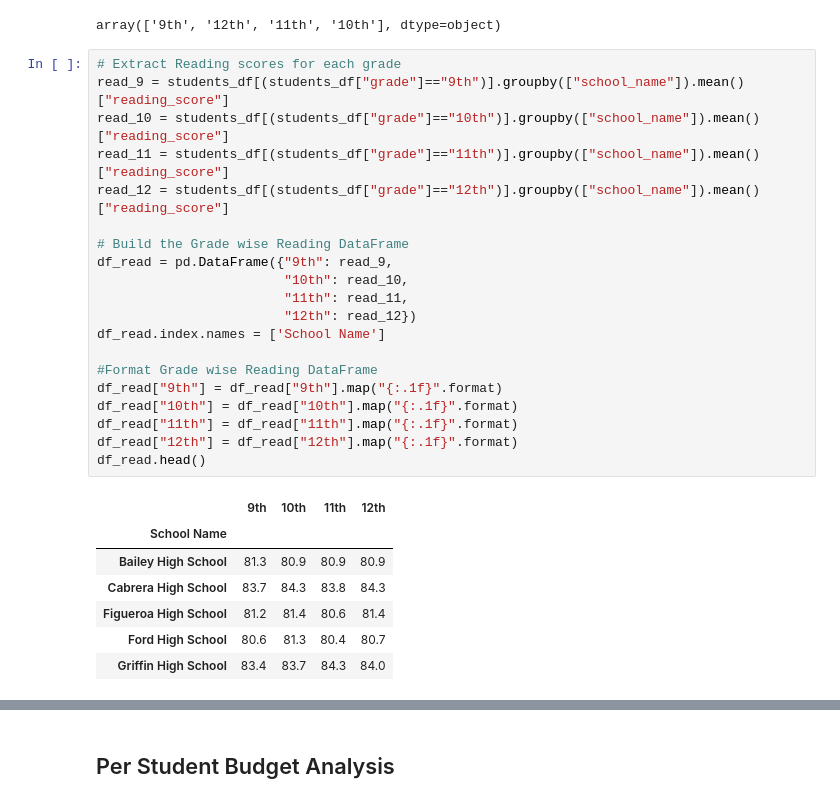
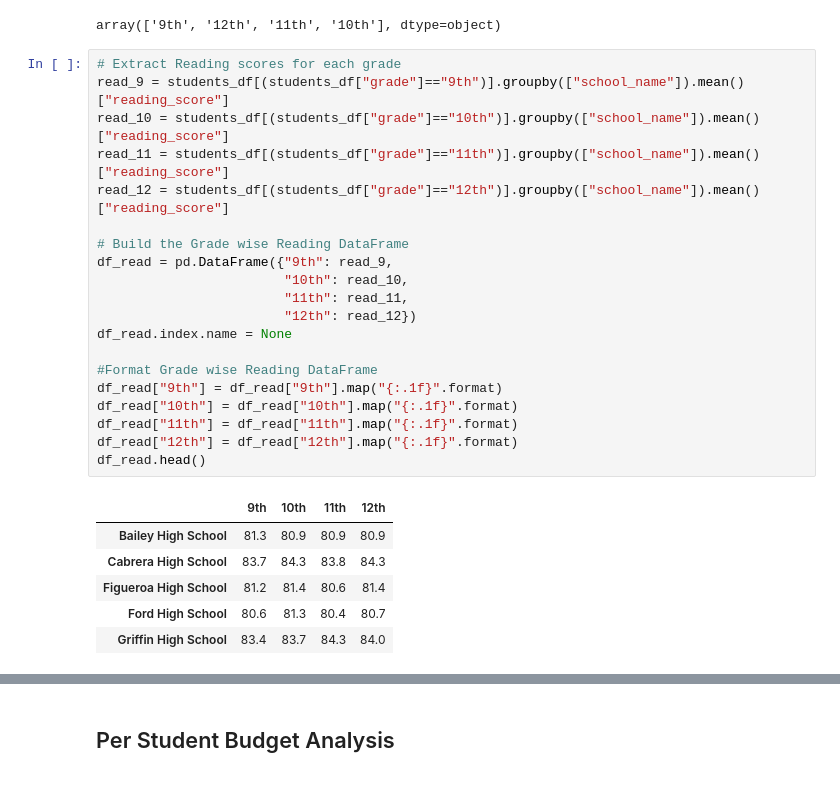
Before and after one commit to yazhcodes/School_District_Analysis, a Jupyter notebook: PyCitySchools.ipynb, the cells around one changed output, grey strips where cells are left out. Cells and saved outputs as stored; diff of their text form.

```diff
--- a/PyCitySchools.ipynb
+++ b/PyCitySchools.ipynb
@@ -347,26 +344,25 @@ array(['9th', '12th', '11th', '10th'], dtype=object)
 # %%
 # Extract Reading scores for each grade
 read_9 = students_df[(students_df["grade"]=="9th")].groupby(["school_name"]).mean()["reading_score"]
 read_10 = students_df[(students_df["grade"]=="10th")].groupby(["school_name"]).mean()["reading_score"]
 read_11 = students_df[(students_df["grade"]=="11th")].groupby(["school_name"]).mean()["reading_score"]
 read_12 = students_df[(students_df["grade"]=="12th")].groupby(["school_name"]).mean()["reading_score"]
 
 # Build the Grade wise Reading DataFrame
 df_read = pd.DataFrame({"9th": read_9,
                         "10th": read_10,
                         "11th": read_11,
                         "12th": read_12})
-df_read.index.names = ['School Name']
+df_read.index.name = None
 
 #Format Grade wise Reading DataFrame
 df_read["9th"] = df_read["9th"].map("{:.1f}".format)
 df_read["10th"] = df_read["10th"].map("{:.1f}".format)
 df_read["11th"] = df_read["11th"].map("{:.1f}".format)
 df_read["12th"] = df_read["12th"].map("{:.1f}".format)
 df_read.head()
 # %% [output]
 |  | 9th | 10th | 11th | 12th |
-| School Name |  |  |  |  |
 | Bailey High School | 81.3 | 80.9 | 80.9 | 80.9 |
 | Cabrera High School | 83.7 | 84.3 | 83.8 | 84.3 |
 | Figueroa High School | 81.2 | 81.4 | 80.6 | 81.4 |
```
Also changed, not shown: parts of 4 cells of this notebook.
